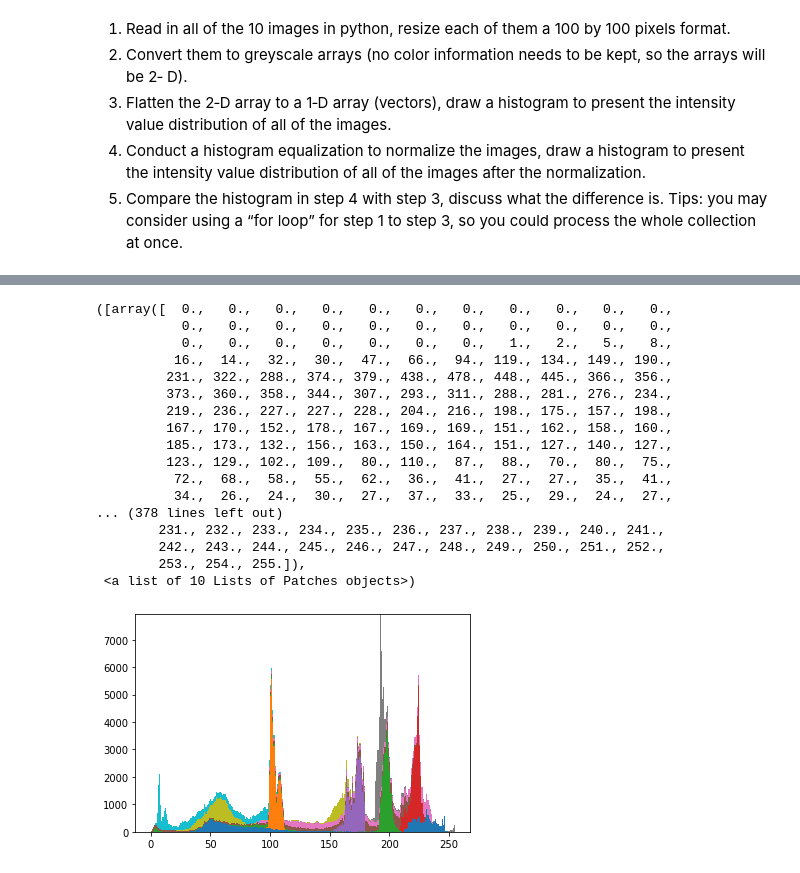
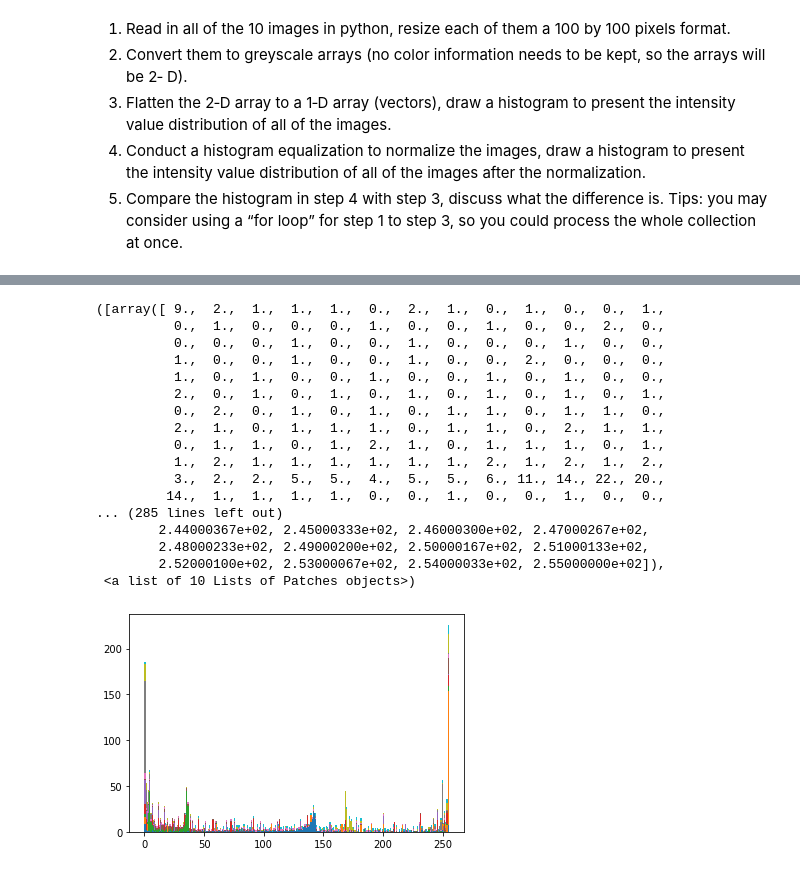
Before and after one commit to AnoVando/MSIS, a Jupyter notebook: MSIS521_IA2.ipynb, the cells around one changed output, grey strips where cells are left out. Cells and saved outputs as stored; diff of their text form; code cells hidden in the pictures.

```diff
--- a/MSIS521_IA2.ipynb
+++ b/MSIS521_IA2.ipynb
@@ -150,22 +175,44 @@ for im_path in os.listdir():
-# %%
-# plotting the image arrays in a histogram with 256 bins
-plt.hist(images,bins=255,stacked=True)
-# %% [output]
-([array([  0.,   0.,   0.,   0.,   0.,   0.,   0.,   0.,   0.,   0.,   0.,
-           0.,   0.,   0.,   0.,   0.,   0.,   0.,   0.,   0.,   0.,   0.,
-           0.,   0.,   0.,   0.,   0.,   0.,   0.,   1.,   2.,   5.,   8.,
-          16.,  14.,  32.,  30.,  47.,  66.,  94., 119., 134., 149., 190.,
-         231., 322., 288., 374., 379., 438., 478., 448., 445., 366., 356.,
-         373., 360., 358., 344., 307., 293., 311., 288., 281., 276., 234.,
-         219., 236., 227., 227., 228., 204., 216., 198., 175., 157., 198.,
-         167., 170., 152., 178., 167., 169., 169., 151., 162., 158., 160.,
-         185., 173., 132., 156., 163., 150., 164., 151., 127., 140., 127.,
-         123., 129., 102., 109.,  80., 110.,  87.,  88.,  70.,  80.,  75.,
-          72.,  68.,  58.,  55.,  62.,  36.,  41.,  27.,  27.,  35.,  41.,
-          34.,  26.,  24.,  30.,  27.,  37.,  33.,  25.,  29.,  24.,  27.,
-... (378 lines left out)
-        231., 232., 233., 234., 235., 236., 237., 238., 239., 240., 241.,
-        242., 243., 244., 245., 246., 247., 248., 249., 250., 251., 252.,
-        253., 254., 255.]),
- <a list of 10 Lists of Patches objects>)
-[figure, removed]
+# %%
+# 4
+
+images2 = [] # initialize a list to store the images arrays
+
+# for loop to grab all of the files from the current working directory
+for im_path in os.listdir():
+  # grabbing all PNG files
+  if im_path.endswith(".PNG"):
+      #reading in the images
+      im = Image.open(im_path)
+      #converting them to grayscale
+      im = im.convert('L')
+      #resizing them to 100 x 100 pixels
+      im = np.resize(im,(100,100,3))
+      #flattening the 2D array to a 1D array
+      im = im.flatten()
+      im, bins = histogram(im, 256, density=True)
+      im = im.cumsum()
+      im = 255 * im / im[-1] # Normalization to ensure that we are in [0,255]
+      #appending the image arrays to the list I initiated earlier
+      images2.append(im)
+
+# plotting the image arrays in a histogram with 256 bins
+plt.hist(images2, bins=255, stacked=True)
+# %% [output]
+([array([ 9.,  2.,  1.,  1.,  1.,  0.,  2.,  1.,  0.,  1.,  0.,  0.,  1.,
+          0.,  1.,  0.,  0.,  0.,  1.,  0.,  0.,  1.,  0.,  0.,  2.,  0.,
+          0.,  0.,  0.,  1.,  0.,  0.,  1.,  0.,  0.,  0.,  1.,  0.,  0.,
+          1.,  0.,  0.,  1.,  0.,  0.,  1.,  0.,  0.,  2.,  0.,  0.,  0.,
+          1.,  0.,  1.,  0.,  0.,  1.,  0.,  0.,  1.,  0.,  1.,  0.,  0.,
+          2.,  0.,  1.,  0.,  1.,  0.,  1.,  0.,  1.,  0.,  1.,  0.,  1.,
+          0.,  2.,  0.,  1.,  0.,  1.,  0.,  1.,  1.,  0.,  1.,  1.,  0.,
+          2.,  1.,  0.,  1.,  1.,  1.,  0.,  1.,  1.,  0.,  2.,  1.,  1.,
+          0.,  1.,  1.,  0.,  1.,  2.,  1.,  0.,  1.,  1.,  1.,  0.,  1.,
+          1.,  2.,  1.,  1.,  1.,  1.,  1.,  1.,  2.,  1.,  2.,  1.,  2.,
+          3.,  2.,  2.,  5.,  5.,  4.,  5.,  5.,  6., 11., 14., 22., 20.,
+         14.,  1.,  1.,  1.,  1.,  0.,  0.,  1.,  0.,  0.,  1.,  0.,  0.,
+... (285 lines left out)
+        2.44000367e+02, 2.45000333e+02, 2.46000300e+02, 2.47000267e+02,
+        2.48000233e+02, 2.49000200e+02, 2.50000167e+02, 2.51000133e+02,
+        2.52000100e+02, 2.53000067e+02, 2.54000033e+02, 2.55000000e+02]),
+ <a list of 10 Lists of Patches objects>)
+[figure, added]
```
Also changed, not shown: parts of 1 cell of this notebook.
